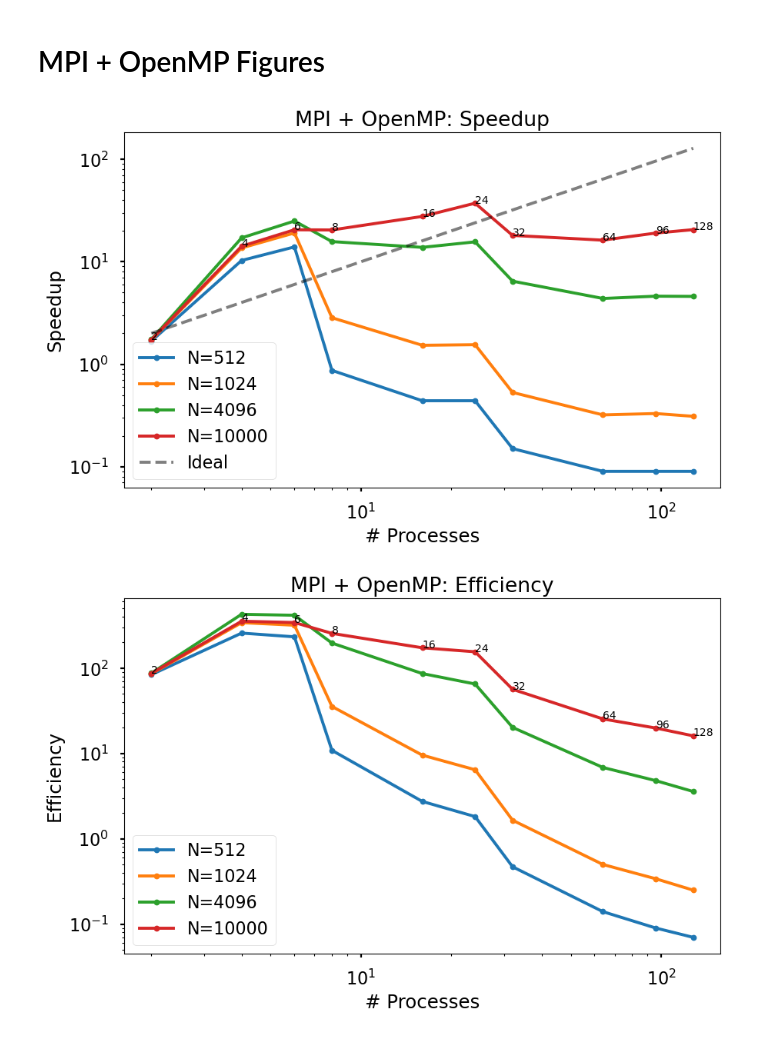
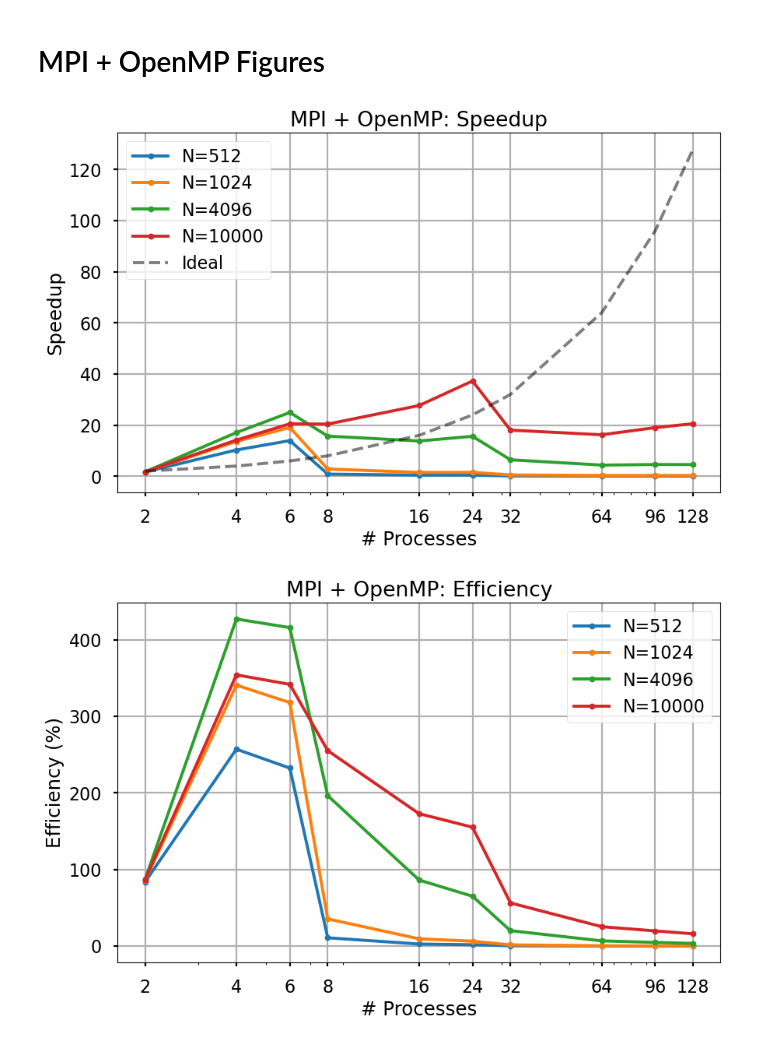
Before and after one commit to jfdev001/parallel-nbody, a Jupyter notebook: notebooks/figures.ipynb, the cells around one changed output. Saved outputs shown, nothing was run; the diff lists cells and outputs as text; code cells hidden in the pictures.

Commit message:
rescaled figures with base 2 and ticks

```diff
--- a/notebooks/figures.ipynb
+++ b/notebooks/figures.ipynb
@@ -5,8 +5,10 @@ from typing import List
 
 import numpy as np
 
+from matplotlib.ticker import ScalarFormatter
 import matplotlib.pyplot as plt
 plt.style.use("seaborn-poster")
+plt.rcParams["axes.grid"] = True
 plt.rcParams["figure.figsize"] = (10, 6)
 
 import pandas as pd
@@ -21,7 +23,7 @@ base = pd.read_csv(base, header=None)
 opt = pd.read_csv(opt, header=None)
 seq = pd.read_csv(seq, header=None)
 
-header = ["SIZE", "NODES", "CPUS_PER_NODE", "NBODIES", "RTIME", "GLOPS"]
+header = ["SIZE", "NODES", "CPUS_PER_NODE", "NBODIES", "RTIME", "GFLOPS"]
 base.set_axis(header, axis=1, inplace=True)
 opt.set_axis(header, axis=1, inplace=True)
 seq.set_axis(["NBODIES", "RTIME", "GFLOPS"], axis=1, inplace=True)
@@ -73,12 +75,20 @@ def generic_performance_plot(
 
         ax_plotter(x_data, metric.values, label=f"N={row_index}", *args, **kwargs)
 
+    if plot_ideal_performance:
+        ax_plotter(x_data, x_data, "--", color="k", alpha=0.50, label="Ideal", **kwargs)
+
     if annotate:
         for i, x_pt in enumerate(x_data):
             ax.annotate(x_pt, (x_data[i], metric.values[i]))
 
-    if plot_ideal_performance:
-        ax_plotter(x_data, x_data, "--", color="k", alpha=0.50, label="Ideal")
+    if plot_log[x]:
+        ax.set_xticks(x_data)
+        ax.get_xaxis().set_major_formatter(ScalarFormatter())
+
+    # if plot_log[y]:
+    #     ax.set_yticks(metric.values)
+    #     ax.get_yaxis().set_major_formatter(ScalarFormatter())
 
     return fig, ax
 # %% [markdown]
@@ -456,7 +471,7 @@ fig_base_rtime.savefig("../figures/pure_mpi_runtime.png", bbox_inches="tight")
 # MPI + OpenMP Figures
 # %%
 # Speedup
-fig_opt_speedup, ax_opt_speedup = generic_performance_plot(opt_speedup_presentation, True, [True, True], True, ".-")
+fig_opt_speedup, ax_opt_speedup = generic_performance_plot(opt_speedup_presentation, True, [True, False], False, ".-")
 ax_opt_speedup.legend()
 ax_opt_speedup.set_title("MPI + OpenMP: Speedup")
 ax_opt_speedup.set_xlabel("# Processes")
@@ -464,18 +479,18 @@ ax_opt_speedup.set_ylabel("Speedup")
 
 fig_opt_speedup.savefig("../figures/hybrid_mpi_speedup.png", bbox_inches="tight")
 # %% [output]
-[figure, old version]
+[figure, new version]
 # %%
 # Efficiencies
-fig_opt_efficiency, ax_opt_efficiency = generic_performance_plot(opt_efficiency_presentation, False, [True, True], True, ".-")
+fig_opt_efficiency, ax_opt_efficiency = generic_performance_plot(opt_efficiency_presentation, False, [True, False], False, ".-")
 ax_opt_efficiency.legend()
 ax_opt_efficiency.set_title("MPI + OpenMP: Efficiency")
 ax_opt_efficiency.set_xlabel("# Processes")
-ax_opt_efficiency.set_ylabel("Efficiency")
+ax_opt_efficiency.set_ylabel("Efficiency (%)")
 
 fig_opt_efficiency.savefig("../figures/hybrid_mpi_efficiency.png", bbox_inches="tight")
 # %% [output]
-[figure, old version]
+[figure, new version]
 # %%
 # Run times
 # TODO: Log scale this
```
Also changed, not shown: parts of 6 cells of this notebook, 6 other files.
